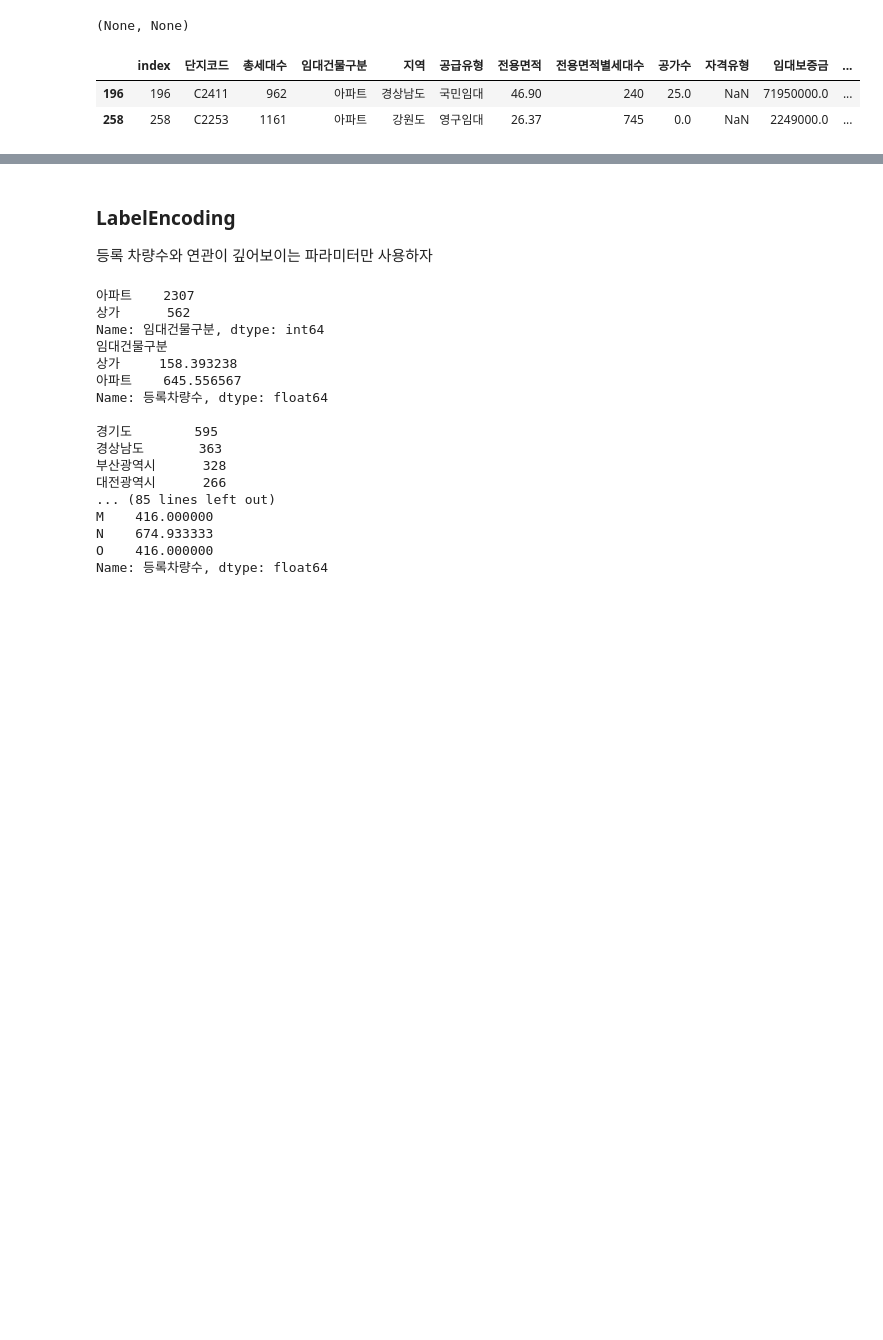
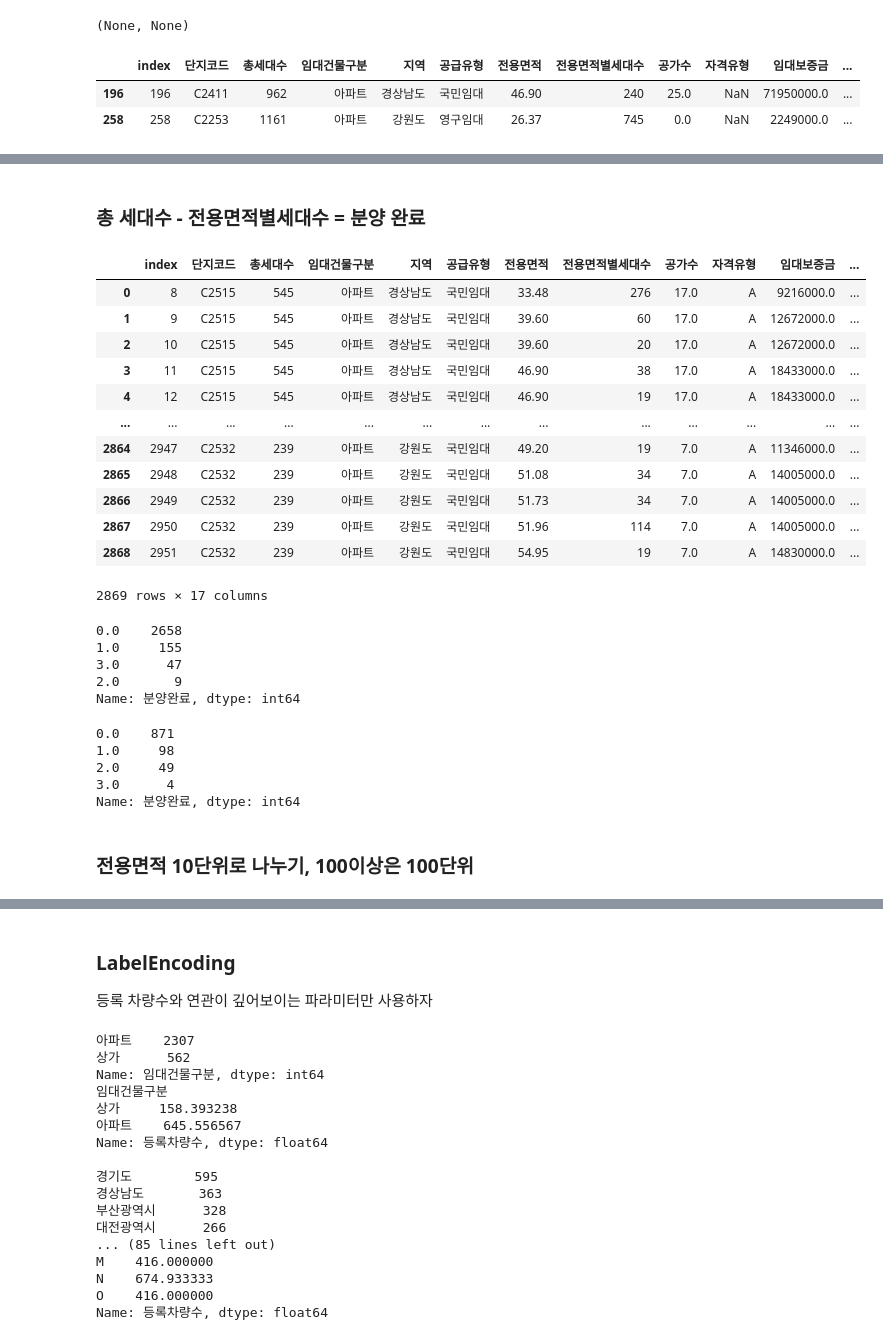
Before and after one commit to yejun-lee/DACON, a Jupyter notebook: Parking_demand/Parking_demand_07_16.ipynb, the cells around one changed output, grey strips where cells are left out. Cells and saved outputs as stored; diff of their text form; code cells hidden in the pictures; blank space fills up the shorter version.

```diff
--- a/Parking_demand/Parking_demand_07_16.ipynb
+++ b/Parking_demand/Parking_demand_07_16.ipynb
@@ -89,10 +89,10 @@ print(train1[train1['임대건물구분']=='상가']['임대료'].isna().sum())
 # %%
 test1 = test.copy()
 
-test_drop = ['C2675', 'C2335', 'C1327']
+# test_drop = ['C2675', 'C2335', 'C1327']
 
-for code in test_drop:
-    test1 = test1[test1['단지코드'] != code]
+# for code in test_drop:
+#     test1 = test1[test1['단지코드'] != code]
 
 print((test1[test1['임대건물구분']=='아파트']['임대료'] == '-').sum())
 print(test1[test1['임대건물구분']=='아파트']['임대료'].isna().sum())
@@ -452,10 +438,10 @@ for code, value in rent_dict.items():
 ## 상가는 아파트와 시세가 다르기 때문에 같은 면적 대비 임대보증금을 1.2배 해주고 임대료를 10배 해준다.
 for code in rent_dict.keys():
     train1.loc[(train1['단지코드']==code) & (train1['임대건물구분']=='상가'), '임대보증금']\
-    = train1.loc[(train1['단지코드']==code) & (train1['임대건물구분']=='상가')]['임대보증금'] * 1.2
+    = train1.loc[(train1['단지코드']==code) & (train1['임대건물구분']=='상가')]['임대보증금'] * 1.5
 
     train1.loc[(train1['단지코드']==code) & (train1['임대건물구분']=='상가'), '임대료']\
-    = train1.loc[(train1['단지코드']==code) & (train1['임대건물구분']=='상가')]['임대료'] * 10
+    = train1.loc[(train1['단지코드']==code) & (train1['임대건물구분']=='상가')]['임대료'] * 5
 # %%
 ## 결측치 확인
 print((train1[train1['임대건물구분']=='아파트']['임대료'] == '-').sum())
@@ -487,10 +473,10 @@ for code, value in test_rent.items():
 ## 상가는 아파트와 시세가 다르기 때문에 같은 면적 대비 임대보증금을 1.2배 해주고 임대료를 10배 해준다.
 for code in test_rent.keys():
     test1.loc[(test1['단지코드']==code) & (test1['임대건물구분']=='상가'), '임대보증금']\
-    = test1.loc[(test1['단지코드']==code) & (test1['임대건물구분']=='상가')]['임대보증금'] * 1.2
+    = test1.loc[(test1['단지코드']==code) & (test1['임대건물구분']=='상가')]['임대보증금'] * 1.5
 
     test1.loc[(test1['단지코드']==code) & (test1['임대건물구분']=='상가'), '임대료']\
-    = test1.loc[(test1['단지코드']==code) & (test1['임대건물구분']=='상가')]['임대료'] * 10
+    = test1.loc[(test1['단지코드']==code) & (test1['임대건물구분']=='상가')]['임대료'] * 5
 # %%
 ## 결측치 확인
 print((test1[test1['임대건물구분']=='아파트']['임대료'] == '-').sum())
@@ -690,3 +677,39 @@ memory usage: 118.2+ KB
 # %%
 pd.set_option('display.max_rows', 30)
 # test1
+# %% [markdown]
+### 총 세대수 - 전용면적별세대수 = 분양 완료
+# %%
+sede_num = train1.groupby('단지코드')['전용면적별세대수'].sum()
+
+for idx, code in enumerate(sede_num.index):
+    train1.loc[train1['단지코드']==code, '분양완료'] = train1.loc[train1['단지코드']==code]['총세대수'] - sede_num.values[idx]
+
+train1
+# %% [output]
+|  | index | 단지코드 | 총세대수 | 임대건물구분 | 지역 | 공급유형 | 전용면적 | 전용면적별세대수 | 공가수 | 자격유형 | 임대보증금 | ... |
+| 0 | 8 | C2515 | 545 | 아파트 | 경상남도 | 국민임대 | 33.48 | 276 | 17.0 | A | 9216000.0 | ... |
+| 1 | 9 | C2515 | 545 | 아파트 | 경상남도 | 국민임대 | 39.60 | 60 | 17.0 | A | 12672000.0 | ... |
+| 2 | 10 | C2515 | 545 | 아파트 | 경상남도 | 국민임대 | 39.60 | 20 | 17.0 | A | 12672000.0 | ... |
+| 3 | 11 | C2515 | 545 | 아파트 | 경상남도 | 국민임대 | 46.90 | 38 | 17.0 | A | 18433000.0 | ... |
+| 4 | 12 | C2515 | 545 | 아파트 | 경상남도 | 국민임대 | 46.90 | 19 | 17.0 | A | 18433000.0 | ... |
+| ... | ... | ... | ... | ... | ... | ... | ... | ... | ... | ... | ... | ... |
+| 2864 | 2947 | C2532 | 239 | 아파트 | 강원도 | 국민임대 | 49.20 | 19 | 7.0 | A | 11346000.0 | ... |
+| 2865 | 2948 | C2532 | 239 | 아파트 | 강원도 | 국민임대 | 51.08 | 34 | 7.0 | A | 14005000.0 | ... |
+| 2866 | 2949 | C2532 | 239 | 아파트 | 강원도 | 국민임대 | 51.73 | 34 | 7.0 | A | 14005000.0 | ... |
+| 2867 | 2950 | C2532 | 239 | 아파트 | 강원도 | 국민임대 | 51.96 | 114 | 7.0 | A | 14005000.0 | ... |
+| 2868 | 2951 | C2532 | 239 | 아파트 | 강원도 | 국민임대 | 54.95 | 19 | 7.0 | A | 14830000.0 | ... |
+2869 rows × 17 columns
+# %%
+## train
+train1.loc[(train1['분양완료']>=1) & (train1['분양완료']<=10), '분양완료'] = 1
+train1.loc[(train1['분양완료']>=11) & (train1['분양완료']<=100), '분양완료'] = 2
+train1.loc[(train1['분양완료']>=101), '분양완료'] = 3
+
+train1['분양완료'].value_counts()
+# %% [output]
+0.0    2658
+1.0     155
+3.0      47
+2.0       9
+Name: 분양완료, dtype: int64
@@ -692,0 +721,15 @@ pd.set_option('display.max_rows', 30)
+# %%
+## test
+test1.loc[(test1['분양완료']>=1) & (test1['분양완료']<=10), '분양완료'] = 1
+test1.loc[(test1['분양완료']>=11) & (test1['분양완료']<=100), '분양완료'] = 2
+test1.loc[(test1['분양완료']>=101), '분양완료'] = 3
+
+test1['분양완료'].value_counts()
+# %% [output]
+0.0    871
+1.0     98
+2.0     49
+3.0      4
+Name: 분양완료, dtype: int64
+# %% [markdown]
+### 전용면적 10단위로 나누기, 100이상은 100단위
```
Also changed, not shown: parts of 33 cells of this notebook.
